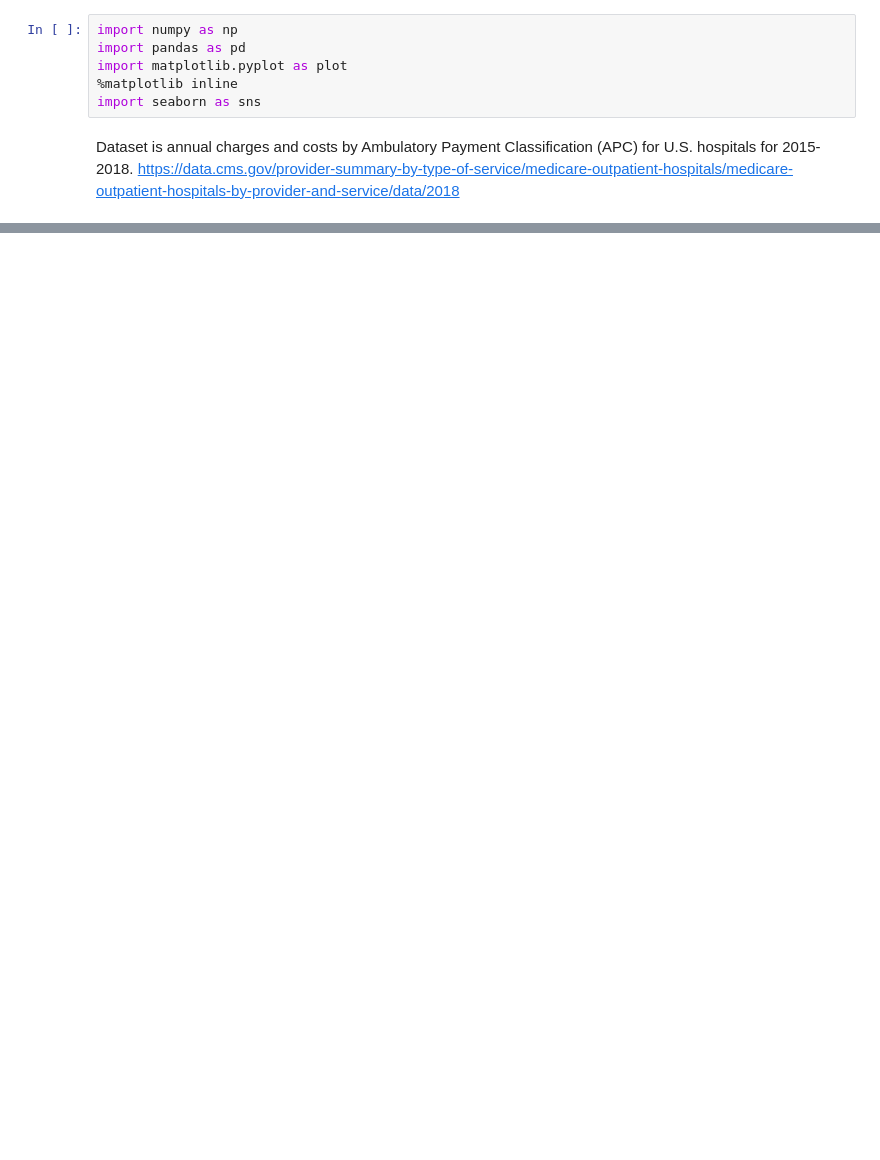
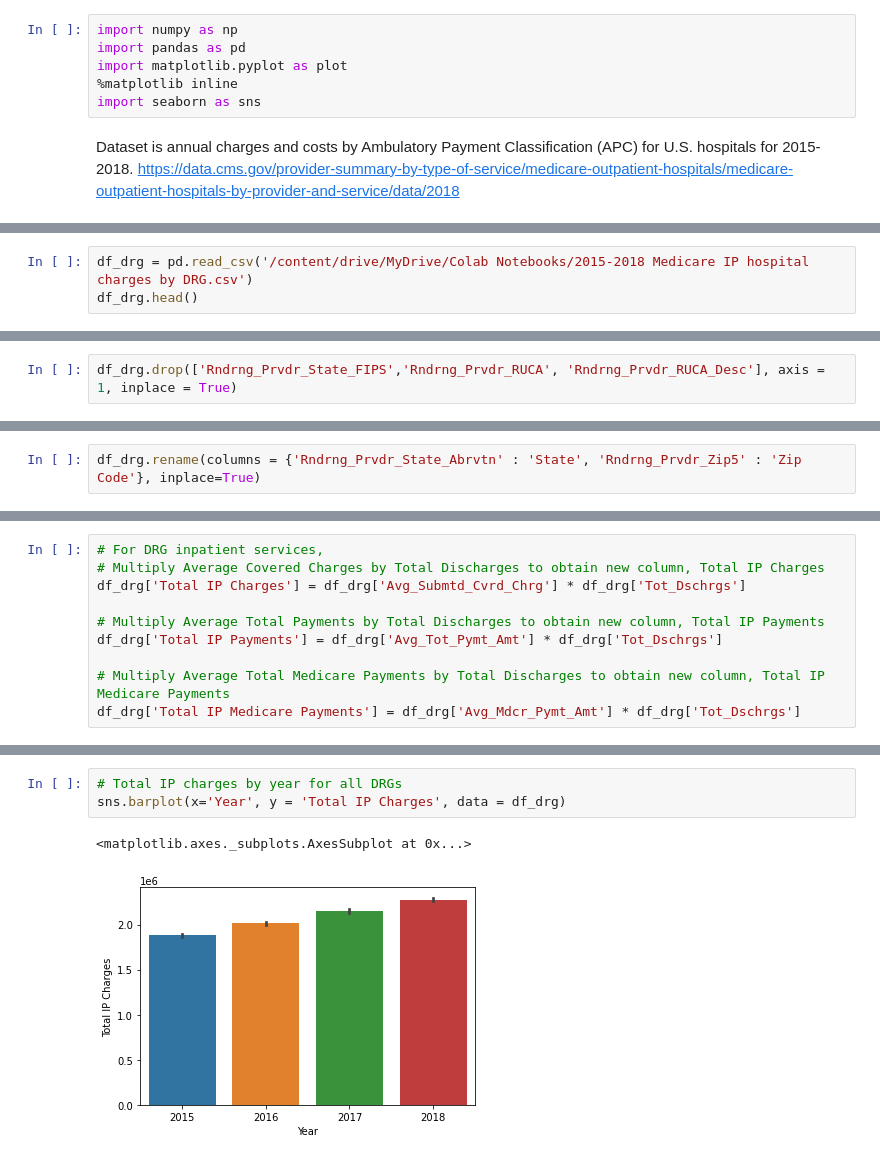
Before and after one commit to tuccib/CUNY-LAG, a Jupyter notebook: 210801_Project_4_1.ipynb, the cells around one changed output, grey strips where cells are left out. Drawn from its saved outputs; the diff is of its cells as text; blank space fills up the shorter version.

```diff
--- a/210801_Project_4_1.ipynb
+++ b/210801_Project_4_1.ipynb
@@ -425,0 +11,3 @@ df2.plot(kind="scatter", x = "Total Charges", y = "Average Medicare Payments")
+# %%
+df_drg = pd.read_csv('/content/drive/MyDrive/Colab Notebooks/2015-2018 Medicare IP hospital charges by DRG.csv')
+df_drg.head()
@@ -425,0 +21,2 @@ df2.plot(kind="scatter", x = "Total Charges", y = "Average Medicare Payments")
+# %%
+df_drg.drop(['Rndrng_Prvdr_State_FIPS','Rndrng_Prvdr_RUCA', 'Rndrng_Prvdr_RUCA_Desc'], axis = 1, inplace = True)
@@ -425,0 +25,2 @@ df2.plot(kind="scatter", x = "Total Charges", y = "Average Medicare Payments")
+# %%
+df_drg.rename(columns = {'Rndrng_Prvdr_State_Abrvtn' : 'State', 'Rndrng_Prvdr_Zip5' : 'Zip Code'}, inplace=True)
@@ -425,0 +153,10 @@ df2.plot(kind="scatter", x = "Total Charges", y = "Average Medicare Payments")
+# %%
+# For DRG inpatient services,
+# Multiply Average Covered Charges by Total Discharges to obtain new column, Total IP Charges
+df_drg['Total IP Charges'] = df_drg['Avg_Submtd_Cvrd_Chrg'] * df_drg['Tot_Dschrgs']
+
+# Multiply Average Total Payments by Total Discharges to obtain new column, Total IP Payments
+df_drg['Total IP Payments'] = df_drg['Avg_Tot_Pymt_Amt'] * df_drg['Tot_Dschrgs']
+
+# Multiply Average Total Medicare Payments by Total Discharges to obtain new column, Total IP Medicare Payments
+df_drg['Total IP Medicare Payments'] = df_drg['Avg_Mdcr_Pymt_Amt'] * df_drg['Tot_Dschrgs']
@@ -425,0 +305,6 @@ df2.plot(kind="scatter", x = "Total Charges", y = "Average Medicare Payments")
+# %%
+# Total IP charges by year for all DRGs
+sns.barplot(x='Year', y = 'Total IP Charges', data = df_drg)
+# %% [output]
+<matplotlib.axes._subplots.AxesSubplot at 0x...>
+[figure, added]
```
Also changed, not shown: parts of 69 cells of this notebook.
